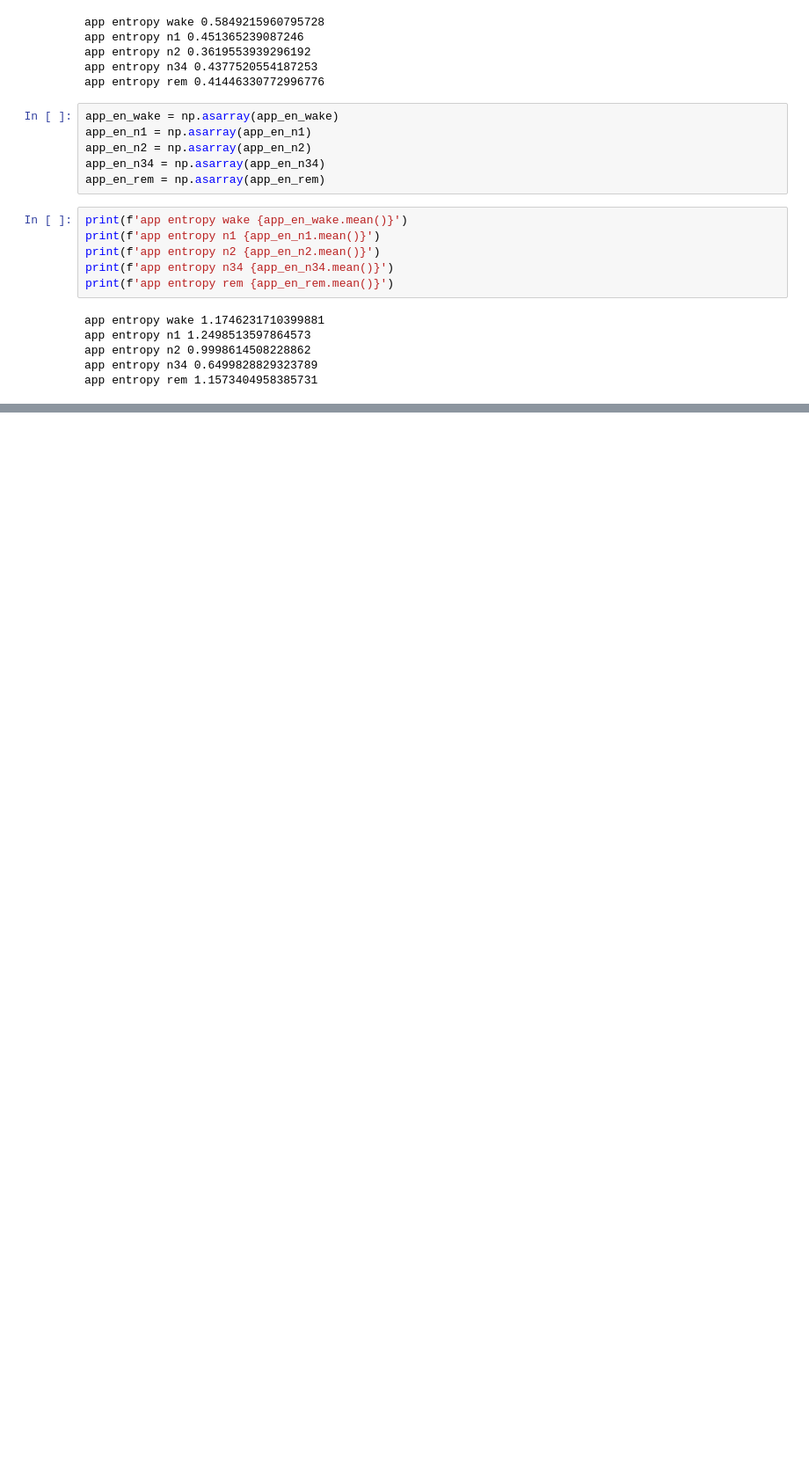
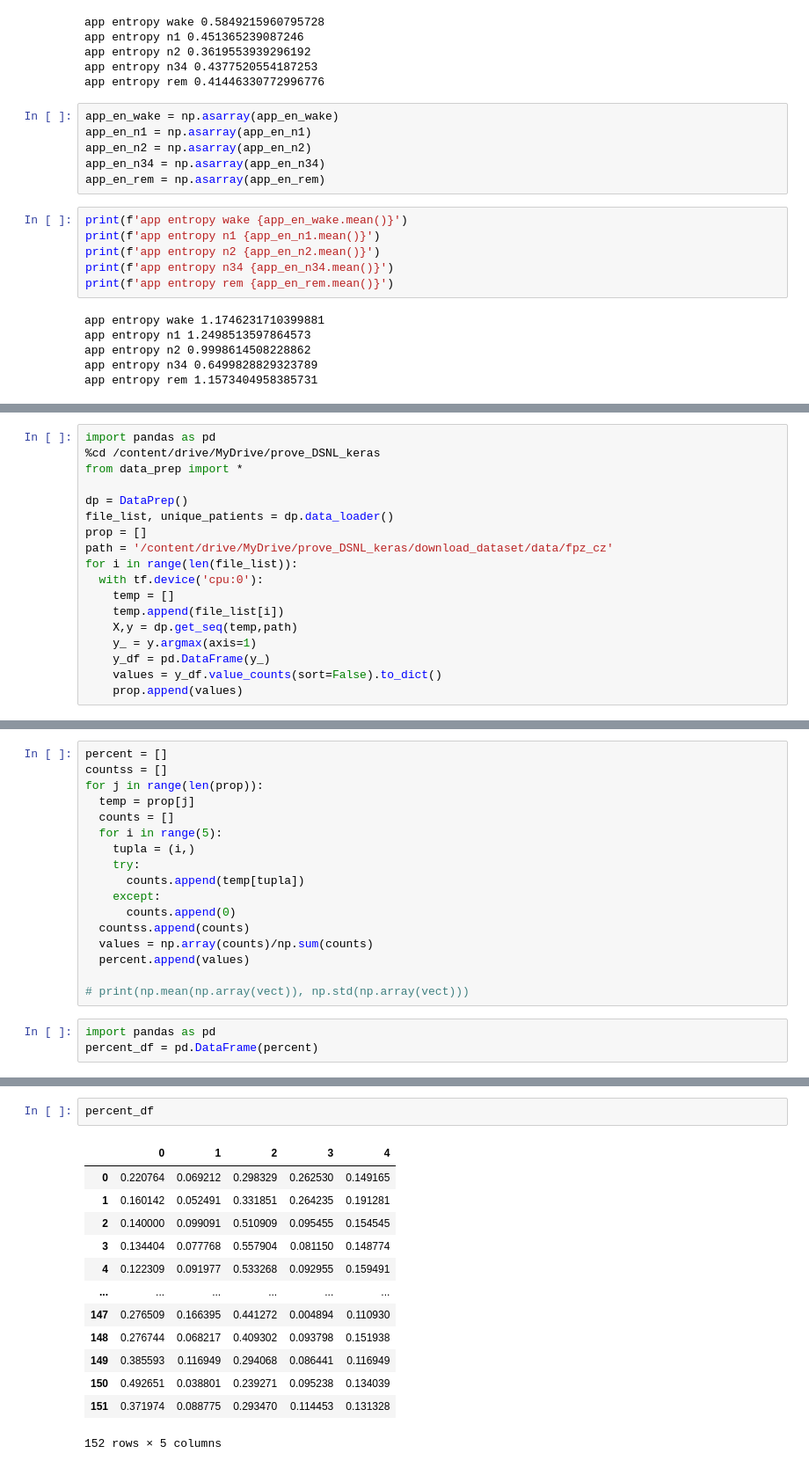
Before and after one commit to gqkd/prove_DSNL_keras, a Jupyter notebook: analysis.ipynb, the cells around one changed output, grey strips where cells are left out. Shown: that part at 88% size. Cells and saved outputs as stored; diff of their text form; blank space fills up the shorter version.

```diff
--- a/analysis.ipynb
+++ b/analysis.ipynb
@@ -149,0 +280,18 @@ app entropy rem 1.1573404958385731
+# %%
+import pandas as pd
+%cd /content/drive/MyDrive/prove_DSNL_keras
+from data_prep import *
+
+dp = DataPrep()
+file_list, unique_patients = dp.data_loader()
+prop = []
+path = '/content/drive/MyDrive/prove_DSNL_keras/download_dataset/data/fpz_cz'
+for i in range(len(file_list)):
+  with tf.device('cpu:0'):
+    temp = []
+    temp.append(file_list[i])
+    X,y = dp.get_seq(temp,path)
+    y_ = y.argmax(axis=1)
+    y_df = pd.DataFrame(y_)
+    values = y_df.value_counts(sort=False).to_dict()
+    prop.append(values)
@@ -149,0 +316,20 @@ app entropy rem 1.1573404958385731
+# %%
+percent = []
+countss = []
+for j in range(len(prop)):
+  temp = prop[j]
+  counts = []
+  for i in range(5):
+    tupla = (i,)
+    try:
+      counts.append(temp[tupla])
+    except:
+      counts.append(0)
+  countss.append(counts)
+  values = np.array(counts)/np.sum(counts)
+  percent.append(values)
+
+# print(np.mean(np.array(vect)), np.std(np.array(vect)))
+# %%
+import pandas as pd
+percent_df = pd.DataFrame(percent)
@@ -149,0 +358,16 @@ app entropy rem 1.1573404958385731
+# %%
+percent_df
+# %% [output]
+|  | 0 | 1 | 2 | 3 | 4 |
+| 0 | 0.220764 | 0.069212 | 0.298329 | 0.262530 | 0.149165 |
+| 1 | 0.160142 | 0.052491 | 0.331851 | 0.264235 | 0.191281 |
+| 2 | 0.140000 | 0.099091 | 0.510909 | 0.095455 | 0.154545 |
+| 3 | 0.134404 | 0.077768 | 0.557904 | 0.081150 | 0.148774 |
+| 4 | 0.122309 | 0.091977 | 0.533268 | 0.092955 | 0.159491 |
+| ... | ... | ... | ... | ... | ... |
+| 147 | 0.276509 | 0.166395 | 0.441272 | 0.004894 | 0.110930 |
+| 148 | 0.276744 | 0.068217 | 0.409302 | 0.093798 | 0.151938 |
+| 149 | 0.385593 | 0.116949 | 0.294068 | 0.086441 | 0.116949 |
+| 150 | 0.492651 | 0.038801 | 0.239271 | 0.095238 | 0.134039 |
+| 151 | 0.371974 | 0.088775 | 0.293470 | 0.114453 | 0.131328 |
+152 rows × 5 columns
```
Also changed, not shown: parts of 3 cells of this notebook.
